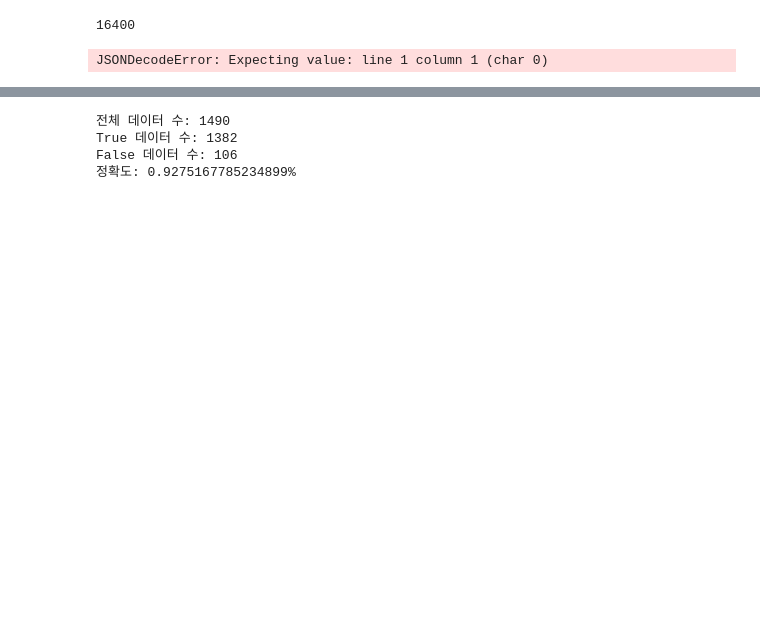
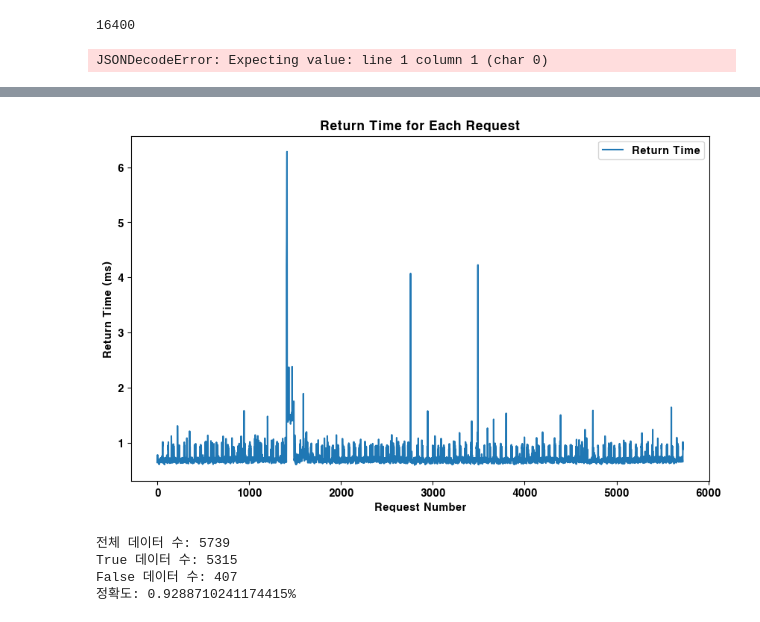
Before and after one commit to Lucete28/SignLanguageTranslator, a Jupyter notebook: code/bagging/tmp.ipynb, the cells around one changed output, grey strips where cells are left out. Cells and saved outputs as stored; diff of their text form; code cells hidden in the pictures; blank space fills up the shorter version.

```diff
--- a/code/bagging/tmp.ipynb
+++ b/code/bagging/tmp.ipynb
@@ -302,10 +288,21 @@ res.json()
+# %%
+
+plt.figure(figsize=(10, 6))
+plt.plot(TIME_RECORD, label='Return Time')
+plt.title('Return Time for Each Request')
+plt.xlabel('Request Number')
+plt.ylabel('Return Time (ms)')
+plt.legend()
+plt.show()
+# %% [output]
+[figure, added]
 # %%
 print(f'전체 데이터 수: {all_data} ')
 print(f'True 데이터 수: {True_data} ')
 print(f'False 데이터 수: {false_data} ')
-print(f'정확도: {(True_data/all_data)}%')
+print(f'정확도: {(True_data/(True_data + false_data))}%')
 # %% [output]
-전체 데이터 수: 1490
-True 데이터 수: 1382
-False 데이터 수: 106
-정확도: 0.9275167785234899%
+전체 데이터 수: 5739
+True 데이터 수: 5315
+False 데이터 수: 407
+정확도: 0.9288710241174415%
```
Also changed, not shown: parts of 4 cells of this notebook, 6 other files.
